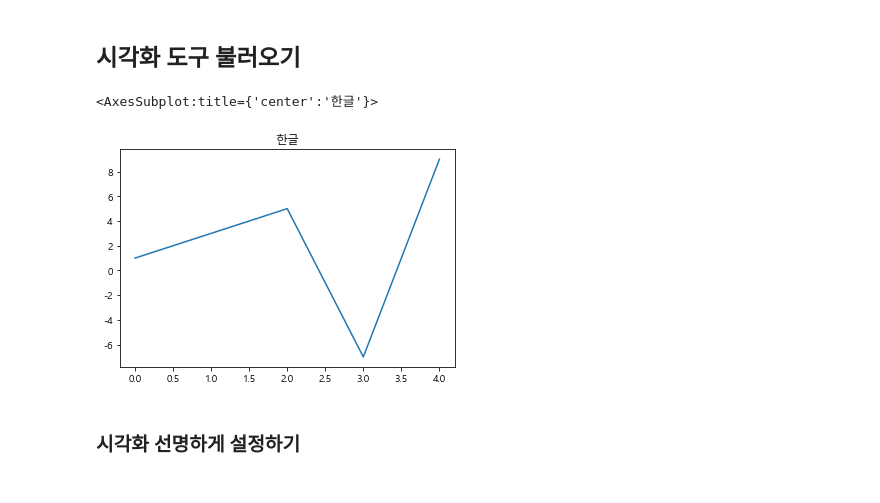
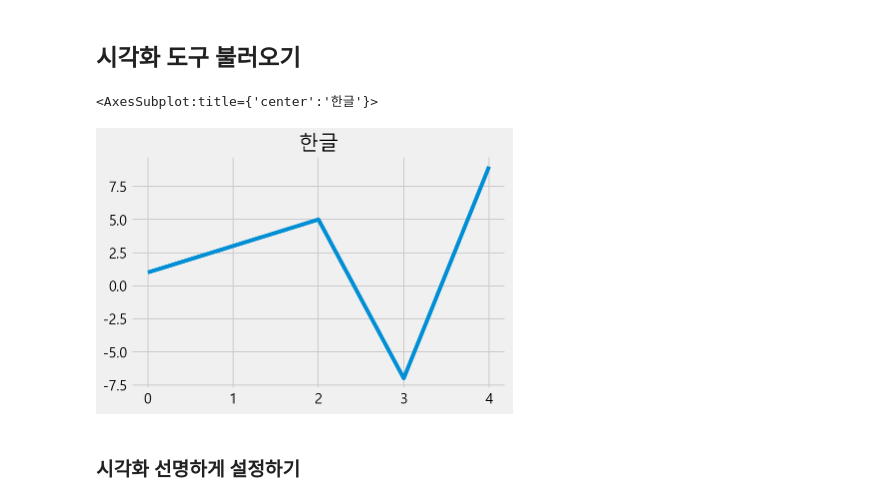
Before and after one commit to chsop/TIL_python, a Jupyter notebook: day2_covid_seoul_1.ipynb, the cells around one changed output. Cells and saved outputs as stored; diff of their text form; code cells hidden in the pictures.

```diff
--- a/day2_covid_seoul_1.ipynb
+++ b/day2_covid_seoul_1.ipynb
@@ -48,19 +50,22 @@ df.tail()
 # %%
 # matplotlib.pyplot 을 통해 한글폰트를 설정합니다. (판다스를 위한 시각화 도구)
 # plt.style.use 로 "fivethirtyeight" 스타일을 사용해 봅니다.
 # 참고 : matplotlib을 사용하기 편리하게 해놓은 seaborn
 import matplotlib.pyplot as plt
 
 plt.rc("font", family = "Malgun Gothic") #맥은 AppleGothic
 plt.rc("axes", unicode_minus = False)
 
+# matplotlib에서 제공하는 스타일 설정
+plt.style.use("fivethirtyeight")
+
 # Series 형태로 바꾸어주지 않은 리스트에는 판다스 기능 적용불가
 pd.Series([1,3,5,-7,9]).plot(title = "한글")
 
 # subplot 하나를 axes로 부름
 # %% [output]
 <AxesSubplot:title={'center':'한글'}>
-[figure, old version]
+[figure, new version]
 # %% [markdown]
 ### 시각화 선명하게 설정하기
 # %%
```
Also changed, not shown: parts of 132 cells of this notebook.
